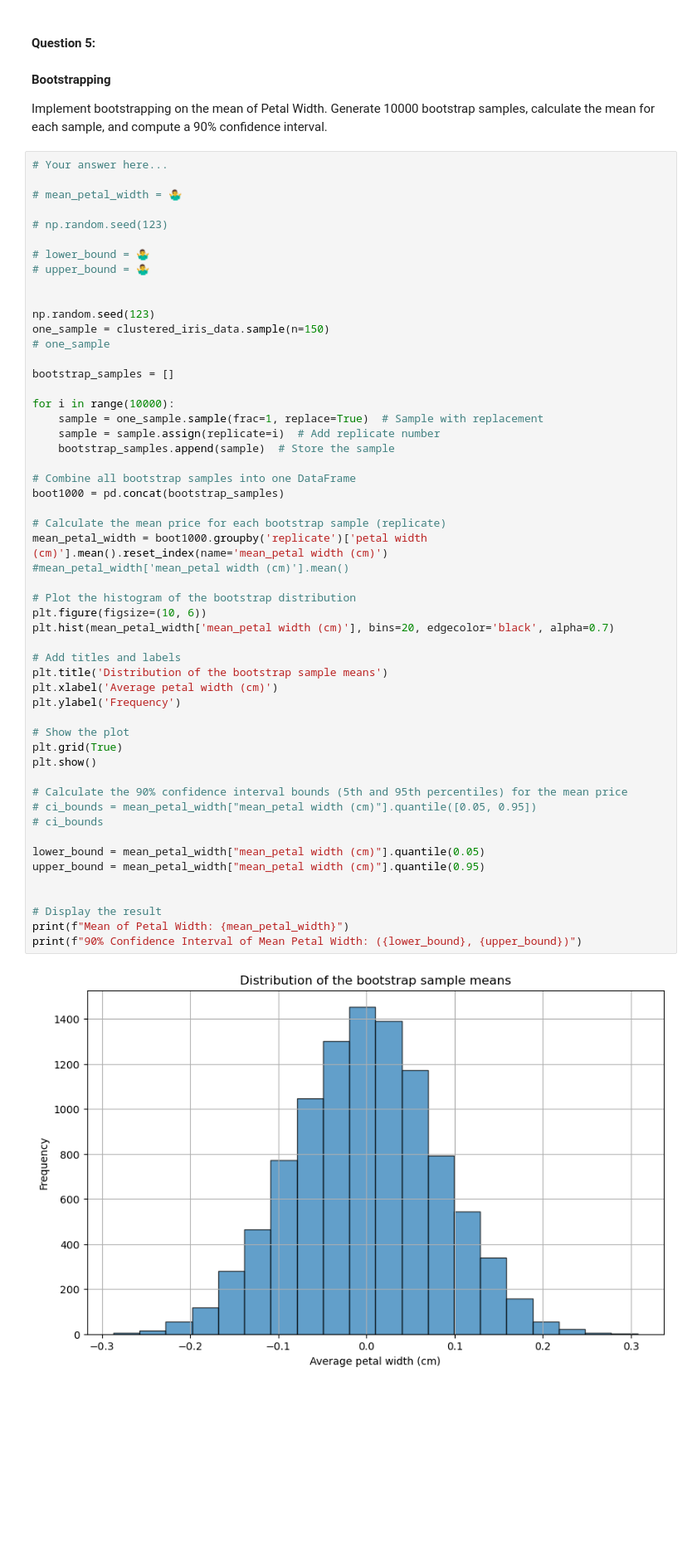
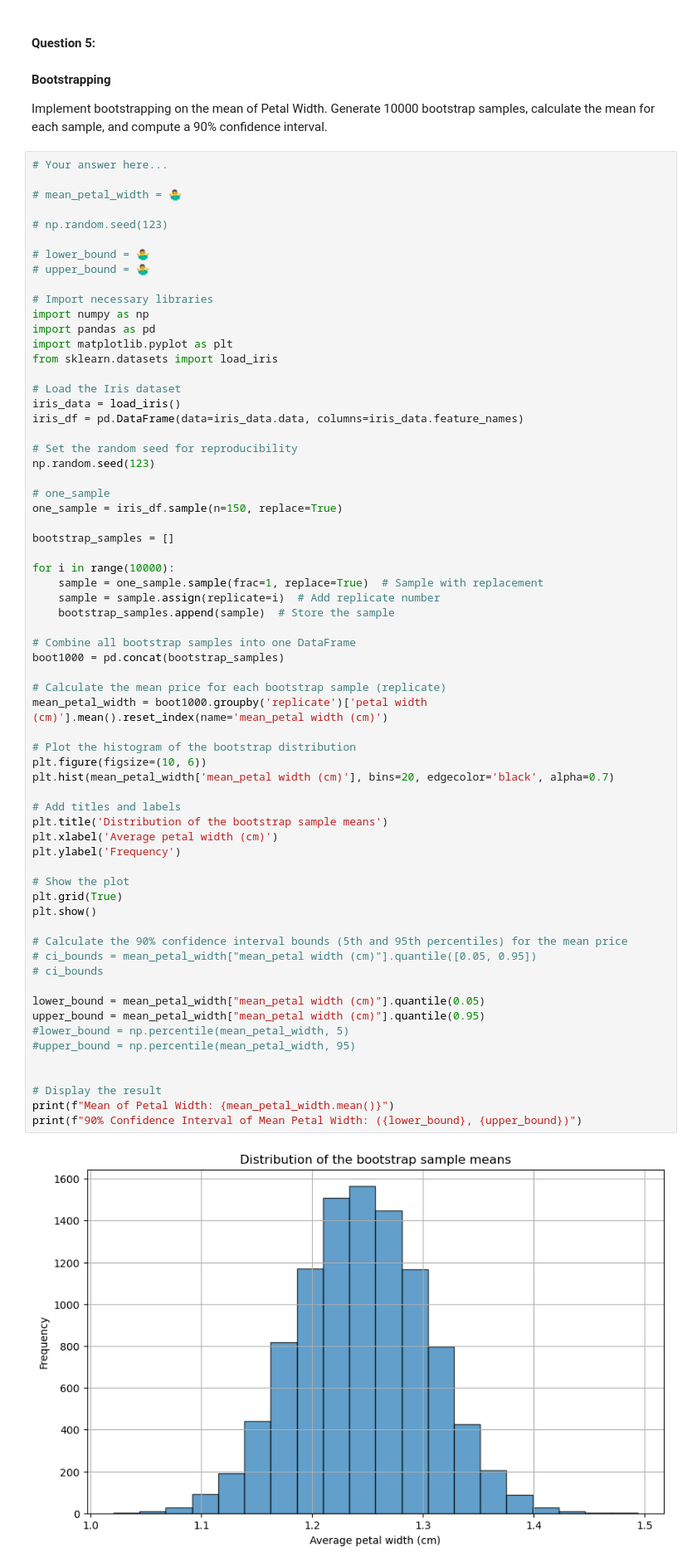
Before and after one commit to LareinaHou/applying_statistical_concepts, a Jupyter notebook: 02_activities/assignments/assignment_3.ipynb, the cells around one changed output. Shown: that part at 83% size. Saved outputs shown, nothing was run; the diff lists cells and outputs as text; blank space fills up the shorter version.

```diff
--- a/02_activities/assignments/assignment_3.ipynb
+++ b/02_activities/assignments/assignment_3.ipynb
@@ -210,10 +210,21 @@ Implement bootstrapping on the mean of Petal Width. Generate 10000 bootstrap sam
 # lower_bound = 🤷‍♂️
 # upper_bound = 🤷‍♂️
 
+# Import necessary libraries
+import numpy as np
+import pandas as pd
+import matplotlib.pyplot as plt
+from sklearn.datasets import load_iris
 
+# Load the Iris dataset
+iris_data = load_iris()
+iris_df = pd.DataFrame(data=iris_data.data, columns=iris_data.feature_names)
+
+# Set the random seed for reproducibility
 np.random.seed(123)
-one_sample = clustered_iris_data.sample(n=150)
+
 # one_sample
+one_sample = iris_df.sample(n=150, replace=True)
 
 bootstrap_samples = []
 
@@ -225,33 +236,34 @@ for i in range(10000):
 # Combine all bootstrap samples into one DataFrame
 boot1000 = pd.concat(bootstrap_samples)
 
 # Calculate the mean price for each bootstrap sample (replicate)
 mean_petal_width = boot1000.groupby('replicate')['petal width (cm)'].mean().reset_index(name='mean_petal width (cm)')
-#mean_petal_width['mean_petal width (cm)'].mean()
 
 # Plot the histogram of the bootstrap distribution
 plt.figure(figsize=(10, 6))
 plt.hist(mean_petal_width['mean_petal width (cm)'], bins=20, edgecolor='black', alpha=0.7)
 
 # Add titles and labels
 plt.title('Distribution of the bootstrap sample means')
 plt.xlabel('Average petal width (cm)')
 plt.ylabel('Frequency')
 
 # Show the plot
 plt.grid(True)
 plt.show()
 
 # Calculate the 90% confidence interval bounds (5th and 95th percentiles) for the mean price
 # ci_bounds = mean_petal_width["mean_petal width (cm)"].quantile([0.05, 0.95])
 # ci_bounds
 
 lower_bound = mean_petal_width["mean_petal width (cm)"].quantile(0.05)
 upper_bound = mean_petal_width["mean_petal width (cm)"].quantile(0.95)
+#lower_bound = np.percentile(mean_petal_width, 5)
+#upper_bound = np.percentile(mean_petal_width, 95)
 
 
 # Display the result
-print(f"Mean of Petal Width: {mean_petal_width}")
+print(f"Mean of Petal Width: {mean_petal_width.mean()}")
 print(f"90% Confidence Interval of Mean Petal Width: ({lower_bound}, {upper_bound})")
 # %% [output]
-[figure, old version]
+[figure, new version]
```
Also changed, not shown: parts of 2 cells of this notebook.
